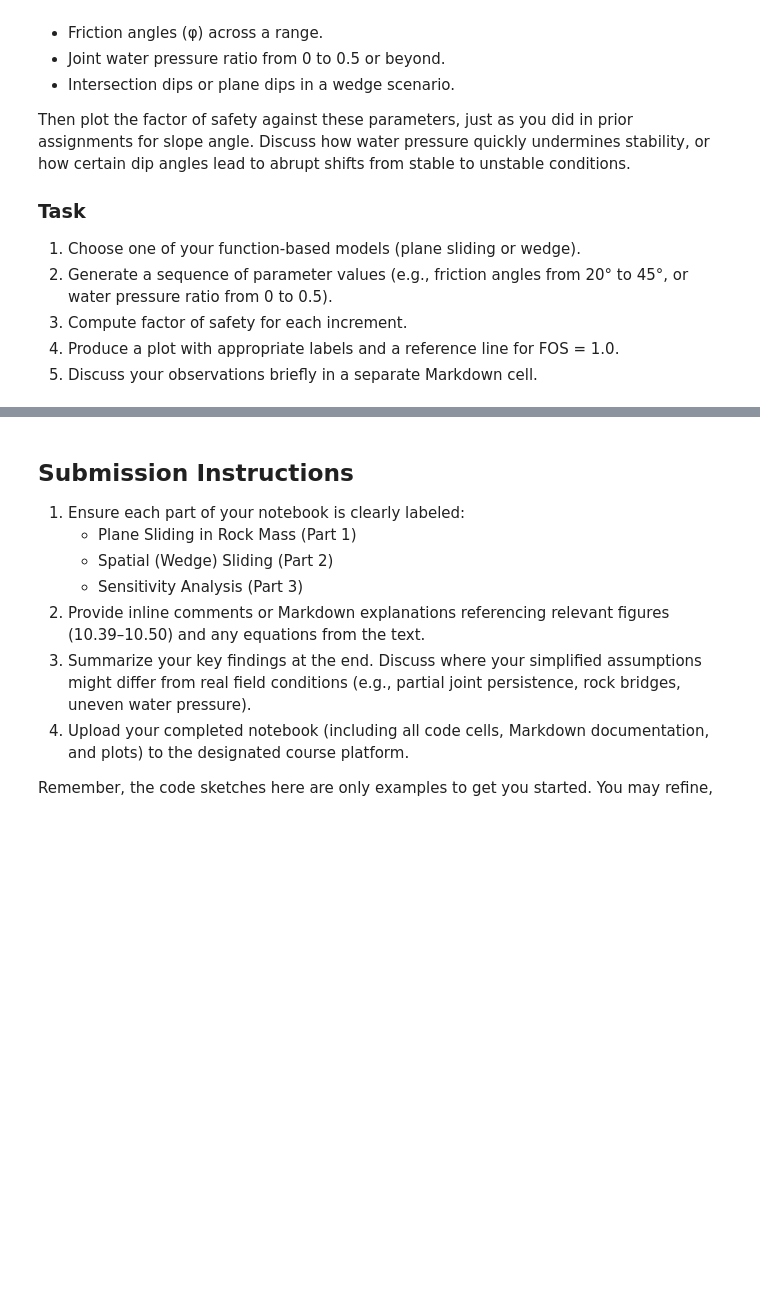
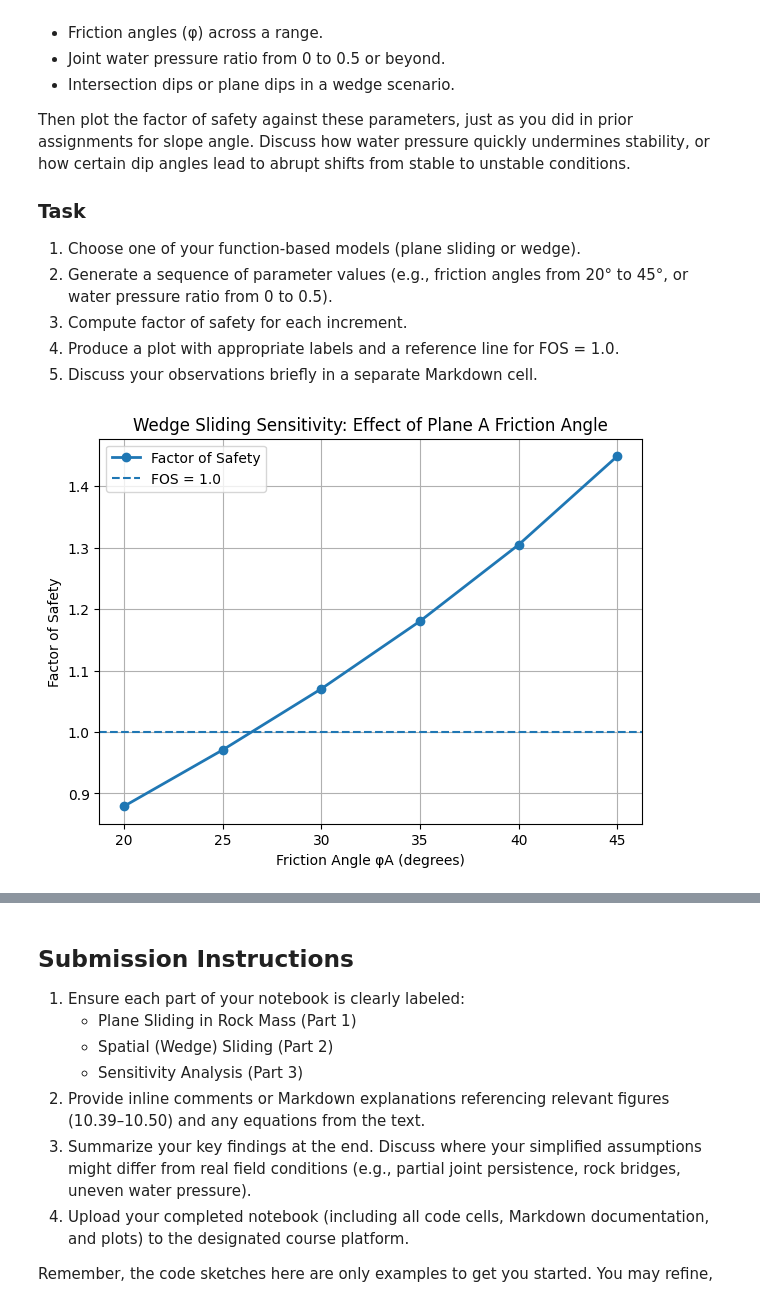
Before and after one commit to jgybels/CEE-593---Module-4, a Jupyter notebook: Module_5_Advanced_Plane_and_Spatial_Sliding_in_Rock_Mass.ipynb, the cells around one changed output, grey strips where cells are left out. Drawn from its saved outputs; the diff is of its cells as text; code cells hidden in the pictures; blank space fills up the shorter version.

```diff
--- a/Module_5_Advanced_Plane_and_Spatial_Sliding_in_Rock_Mass.ipynb
+++ b/Module_5_Advanced_Plane_and_Spatial_Sliding_in_Rock_Mass.ipynb
@@ -216,0 +222,88 @@ sensitivity_wedge_sliding()
+# %%
+# Part 3: Sensitivity Analysis
+
+# Wedge sliding sensitivity analalysis
+
+def sensitivity_wedge_sliding():
+    """
+    Vary the friction angle on plane A and plot the resulting factor of safety.
+    This function works whether wedge_sliding_fos returns a float or a dictionary.
+    """
+
+    # Range of friction angles to test
+    friction_values = np.arange(20, 46, 5)
+    fos_results = []
+
+    # Fixed parameters for the sensitivity study
+    W = 100.0
+    phiB = 30.0
+    dipA = 40.0
+    dipB = 35.0
+    intersection_dip = 20.0
+    water_ratio = 0.2
+
+    # Compute factor of safety for each friction angle
+    for phiA_deg in friction_values:
+        result = wedge_sliding_fos(
+            W=W,
+            phiA_deg=phiA_deg,
+            phiB_deg=phiB,
+            dipA_deg=dipA,
+            dipB_deg=dipB,
+            intersection_dip_deg=intersection_dip,
+            water_pressure_ratio=water_ratio
+        )
+
+        # Support either a float return or a dictionary return
+        fs = result["FS"] if isinstance(result, dict) else result
+        fos_results.append(fs)
+
+    # Plot results
+    plt.figure(figsize=(7, 5))
+    plt.plot(friction_values, fos_results, marker='o', linewidth=2, label="Factor of Safety")
+    plt.axhline(y=1.0, linestyle='--', linewidth=1.5, label="FOS = 1.0")
+
+    plt.title("Wedge Sliding Sensitivity: Effect of Plane A Friction Angle")
+    plt.xlabel("Friction Angle φA (degrees)")
+    plt.ylabel("Factor of Safety")
+    plt.grid(True)
+    plt.legend()
+    plt.show()
+
+# Execute the sensitivity analysis
+sensitivity_wedge_sliding()
+
+# Sensitivity check for water pressure ratio
+def sensitivity_water_pressure():
+
+    water_values = np.linspace(0.0, 0.6, 20)
+    fos_results = []
+
+    for ru in water_values:
+        result = wedge_sliding_fos(
+            W=100.0,
+            phiA_deg=35.0,
+            phiB_deg=30.0,
+            dipA_deg=40.0,
+            dipB_deg=35.0,
+            intersection_dip_deg=20.0,
+            water_pressure_ratio=ru
+        )
+
+        fs = result["FS"] if isinstance(result, dict) else result
+        fos_results.append(fs)
+
+    plt.figure(figsize=(7,5))
+    plt.plot(water_values, fos_results, marker='o', linewidth=2)
+    plt.axhline(1.0, linestyle='--', linewidth=1.5)
+
+    plt.title("Wedge Sliding Sensitivity: Effect of Water Pressure")
+    plt.xlabel("Water Pressure Ratio")
+    plt.ylabel("Factor of Safety")
+    plt.grid(True)
+    plt.show()
+
+# Run it
+sensitivity_water_pressure()
+# %% [output]
+[figure, added]
```
Also changed, not shown: parts of 8 cells of this notebook.
